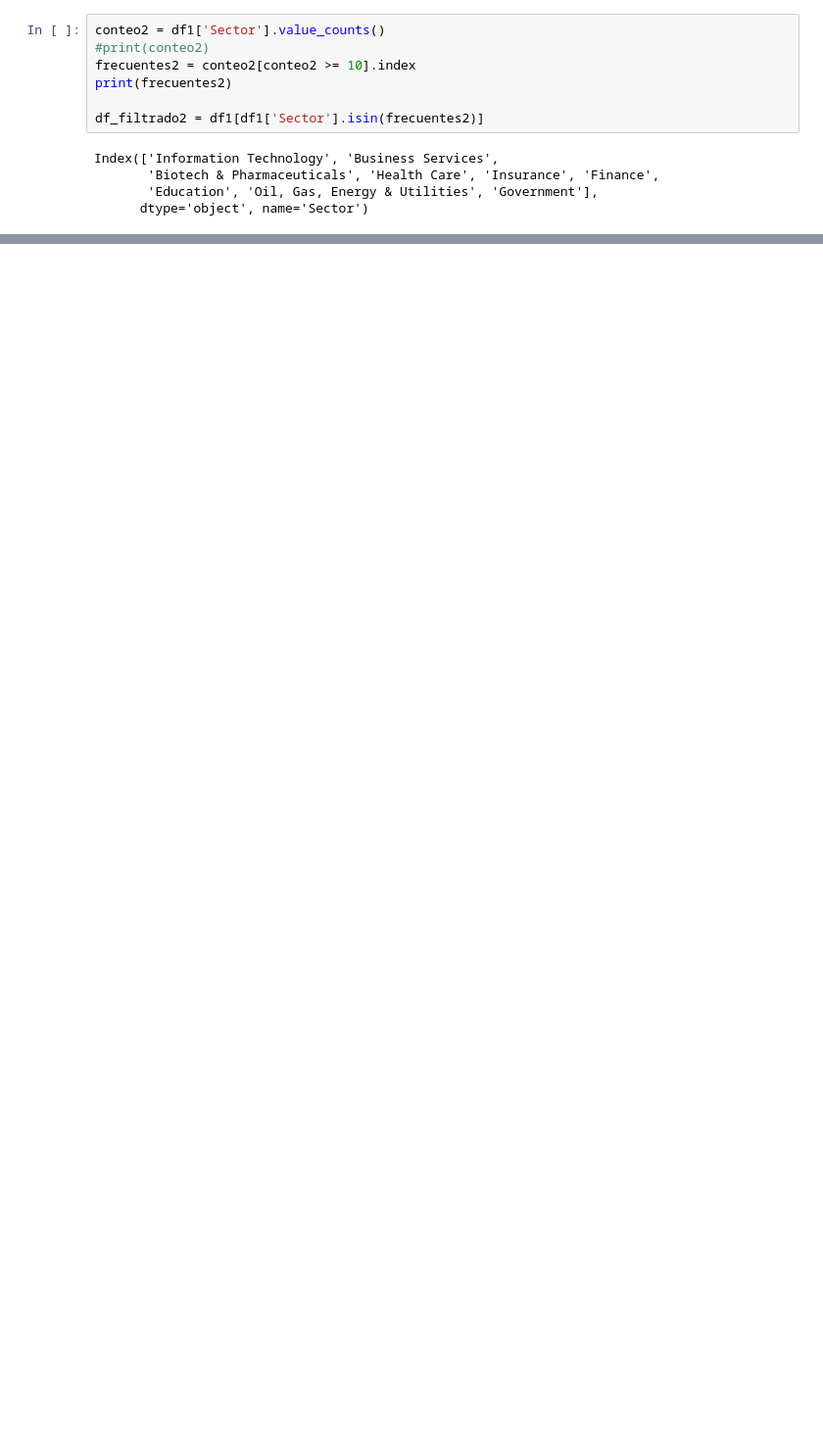
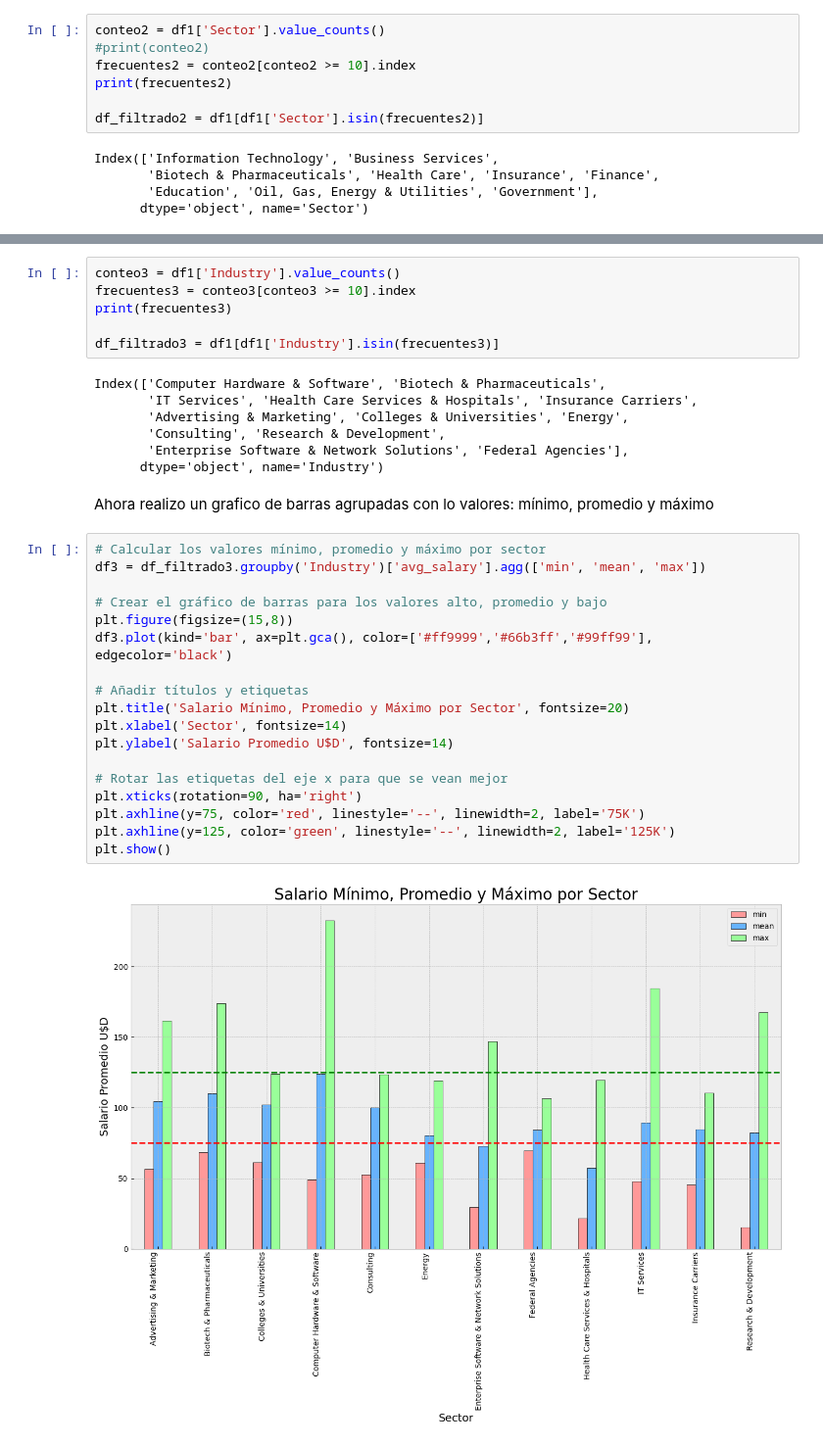
Before and after one commit to SirixG/Python, a Jupyter notebook: Primera_Entrega/ProyectoDS_ParteI_Dente.ipynb, the cells around one changed output, grey strips where cells are left out. Shown at 98% size. Drawn from its saved outputs; the diff is of its cells as text; blank space fills up the shorter version.

```diff
--- a/Primera_Entrega/ProyectoDS_ParteI_Dente.ipynb
+++ b/Primera_Entrega/ProyectoDS_ParteI_Dente.ipynb
@@ -299,0 +338,35 @@ Index(['Information Technology', 'Business Services',
+# %%
+conteo3 = df1['Industry'].value_counts()
+frecuentes3 = conteo3[conteo3 >= 10].index
+print(frecuentes3)
+
+df_filtrado3 = df1[df1['Industry'].isin(frecuentes3)]
+# %% [output]
+Index(['Computer Hardware & Software', 'Biotech & Pharmaceuticals',
+       'IT Services', 'Health Care Services & Hospitals', 'Insurance Carriers',
+       'Advertising & Marketing', 'Colleges & Universities', 'Energy',
+       'Consulting', 'Research & Development',
+       'Enterprise Software & Network Solutions', 'Federal Agencies'],
+      dtype='object', name='Industry')
+# %% [markdown]
+Ahora realizo un grafico de barras agrupadas con lo valores: mínimo, promedio y máximo
+# %%
+# Calcular los valores mínimo, promedio y máximo por sector
+df3 = df_filtrado3.groupby('Industry')['avg_salary'].agg(['min', 'mean', 'max'])
+
+# Crear el gráfico de barras para los valores alto, promedio y bajo
+plt.figure(figsize=(15,8))
+df3.plot(kind='bar', ax=plt.gca(), color=['#ff9999','#66b3ff','#99ff99'], edgecolor='black')
+
+# Añadir títulos y etiquetas
+plt.title('Salario Mínimo, Promedio y Máximo por Sector', fontsize=20)
+plt.xlabel('Sector', fontsize=14)
+plt.ylabel('Salario Promedio U$D', fontsize=14)
+
+# Rotar las etiquetas del eje x para que se vean mejor
+plt.xticks(rotation=90, ha='right')
+plt.axhline(y=75, color='red', linestyle='--', linewidth=2, label='75K')
+plt.axhline(y=125, color='green', linestyle='--', linewidth=2, label='125K')
+plt.show()
+# %% [output]
+[figure, added]
```
Also changed, not shown: parts of 33 cells of this notebook.
